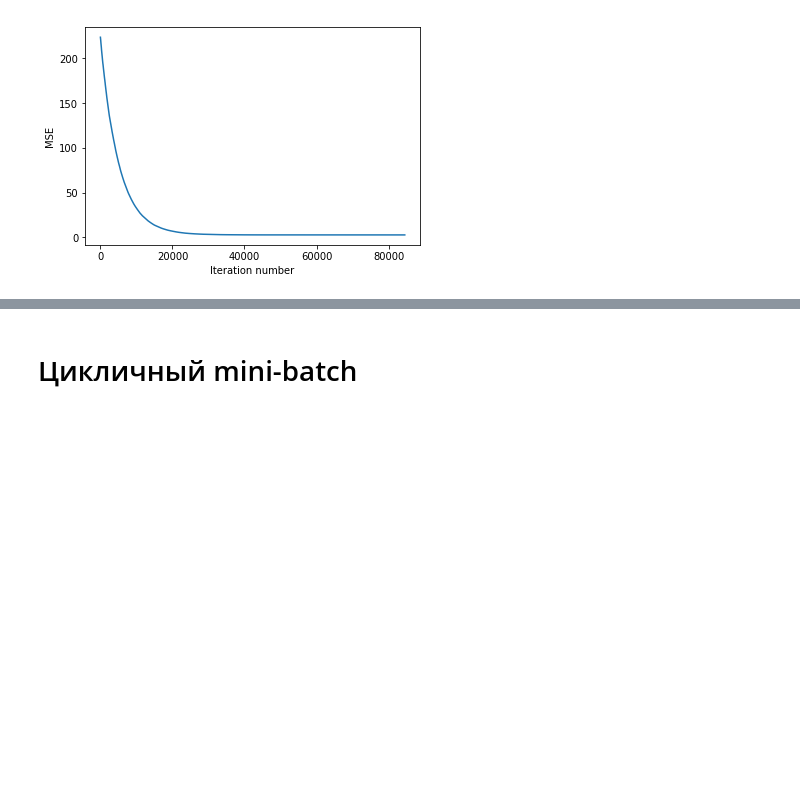
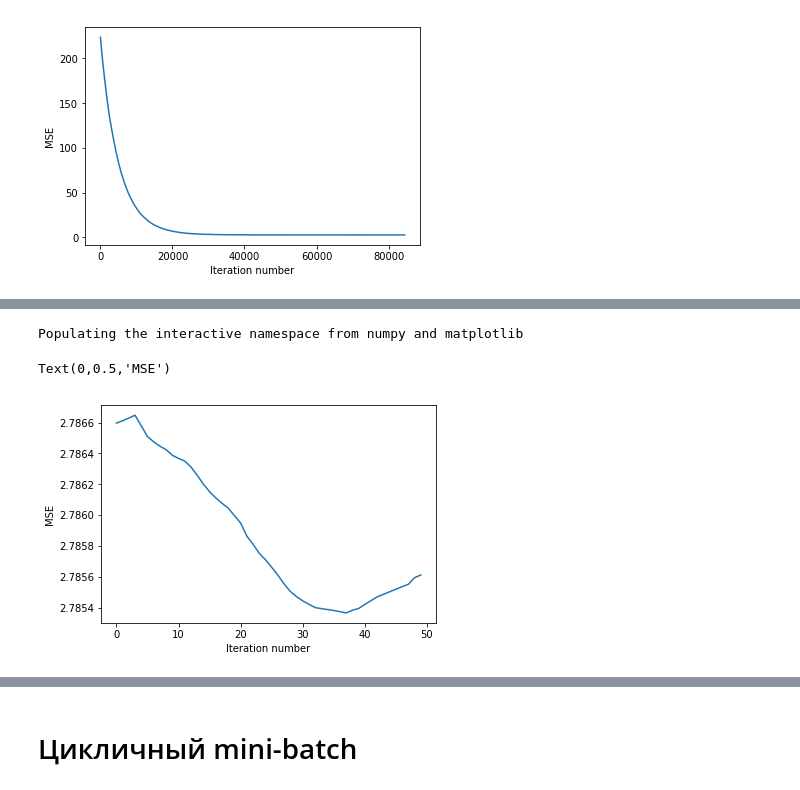
Before and after one commit to yk4r2/gradDesc, a Jupyter notebook: Comparison of gradient descents.ipynb, the cells around one changed output, grey strips where cells are left out. Saved outputs shown, nothing was run; the diff lists cells and outputs as text; code cells hidden in the pictures; blank space fills up the shorter version.

```diff
--- a/Comparison of gradient descents.ipynb
+++ b/Comparison of gradient descents.ipynb
@@ -207,0 +210,8 @@ Text(0,0.5,'MSE')
+# %%
+def momentum_SGD_step(X, y, w, train_ind, v_pr, eta=0.01, beta=0.9):
+    l = len(y)
+
+    x_k = X.values[train_ind]
+    y_k = y.values[train_ind]
+
+    return w - 2*eta/l*x_k*(np.dot(w, x_k) - y_k) + beta * (v_pr)
@@ -207,0 +254,5 @@ Text(0,0.5,'MSE')
+# %%
+%%time
+momentum_SGD_weights, momentum_SGD_errors_by_iter = momentum_SGD(X, y, np.zeros(4), max_iter = 1e5, seed=42)
+print('\n')
+print(momentum_SGD_weights)
@@ -207,0 +277,9 @@ Text(0,0.5,'MSE')
+# %%
+%pylab inline
+plot(range(50), momentum_SGD_errors_by_iter[-50:])
+xlabel('Iteration number')
+ylabel('MSE')
+# %% [output]
+Populating the interactive namespace from numpy and matplotlib
+Text(0,0.5,'MSE')
+[figure, added]
```
Also changed, not shown: parts of 26 cells of this notebook.
